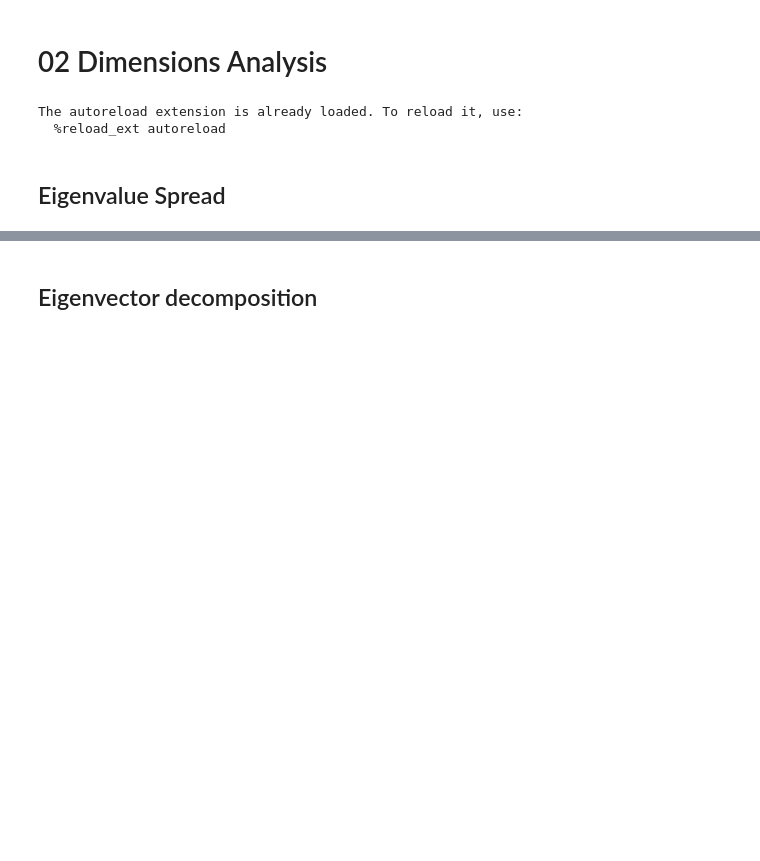
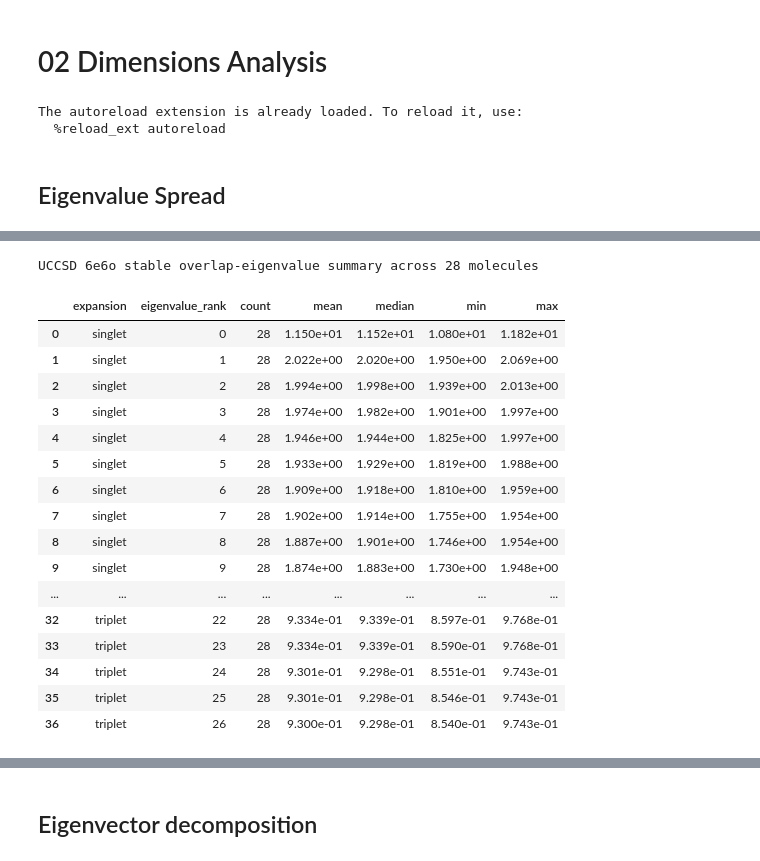
Before and after one commit to naythanyeo/qse-practical-analysis, a Jupyter notebook: notebooks/02_dimensions_analysis.ipynb, the cells around one changed output, grey strips where cells are left out. Drawn from its saved outputs; the diff is of its cells as text; code cells hidden in the pictures; blank space fills up the shorter version.

```diff
--- a/notebooks/02_dimensions_analysis.ipynb
+++ b/notebooks/02_dimensions_analysis.ipynb
@@ -60,6 +60,43 @@ for active_space in active_spaces:
 show_scrollable_figs(uccsd_eigenvalue_figures)
 # %% [output]
 [interactive output not drawn]
+# %%
+# Summarise the stable 6e6o overlap-eigenvalue ranks across all molecules.
+stable_dimensions = dict(zip(("singlet", "triplet"), get_stable_states((6, 6))))
+eigenvalue_records = [
+    {"expansion": expansion, "eigenvalue_rank": rank, "overlap_eigenvalue": eigenvalue}
+    for expansion, points in uccsd_eigenvalue_data["6e6o"].items()
+    for rank, eigenvalue in points
+    if rank < stable_dimensions[expansion]
+]
+df_6e6o_overlap_eigenvalues = pd.DataFrame(eigenvalue_records)
+df_6e6o_overlap_eigenvalue_summary = (
+    df_6e6o_overlap_eigenvalues.groupby(["expansion", "eigenvalue_rank"])["overlap_eigenvalue"]
+    .agg(count="count", mean="mean", median="median", min="min", max="max")
+    .reset_index()
+)
+display(df_6e6o_overlap_eigenvalue_summary.style.format({
+    "mean": "{:.3e}", "median": "{:.3e}", "min": "{:.3e}", "max": "{:.3e}",
+}).set_caption("UCCSD 6e6o stable overlap-eigenvalue summary across 28 molecules"))
+# %% [output]
+UCCSD 6e6o stable overlap-eigenvalue summary across 28 molecules
+|  | expansion | eigenvalue_rank | count | mean | median | min | max |
+| 0 | singlet | 0 | 28 | 1.150e+01 | 1.152e+01 | 1.080e+01 | 1.182e+01 |
+| 1 | singlet | 1 | 28 | 2.022e+00 | 2.020e+00 | 1.950e+00 | 2.069e+00 |
+| 2 | singlet | 2 | 28 | 1.994e+00 | 1.998e+00 | 1.939e+00 | 2.013e+00 |
+| 3 | singlet | 3 | 28 | 1.974e+00 | 1.982e+00 | 1.901e+00 | 1.997e+00 |
+| 4 | singlet | 4 | 28 | 1.946e+00 | 1.944e+00 | 1.825e+00 | 1.997e+00 |
+| 5 | singlet | 5 | 28 | 1.933e+00 | 1.929e+00 | 1.819e+00 | 1.988e+00 |
+| 6 | singlet | 6 | 28 | 1.909e+00 | 1.918e+00 | 1.810e+00 | 1.959e+00 |
+| 7 | singlet | 7 | 28 | 1.902e+00 | 1.914e+00 | 1.755e+00 | 1.954e+00 |
+| 8 | singlet | 8 | 28 | 1.887e+00 | 1.901e+00 | 1.746e+00 | 1.954e+00 |
+| 9 | singlet | 9 | 28 | 1.874e+00 | 1.883e+00 | 1.730e+00 | 1.948e+00 |
+| ... | ... | ... | ... | ... | ... | ... | ... |
+| 32 | triplet | 22 | 28 | 9.334e-01 | 9.339e-01 | 8.597e-01 | 9.768e-01 |
+| 33 | triplet | 23 | 28 | 9.334e-01 | 9.339e-01 | 8.590e-01 | 9.768e-01 |
+| 34 | triplet | 24 | 28 | 9.301e-01 | 9.298e-01 | 8.551e-01 | 9.743e-01 |
+| 35 | triplet | 25 | 28 | 9.301e-01 | 9.298e-01 | 8.546e-01 | 9.743e-01 |
+| 36 | triplet | 26 | 28 | 9.300e-01 | 9.298e-01 | 8.540e-01 | 9.743e-01 |
 # %%
 # Repeat above cell but for paired ansatz, triplets only
 df_1up = df_sv[
```
Also changed, not shown: parts of 2 cells of this notebook, 1 other file.
